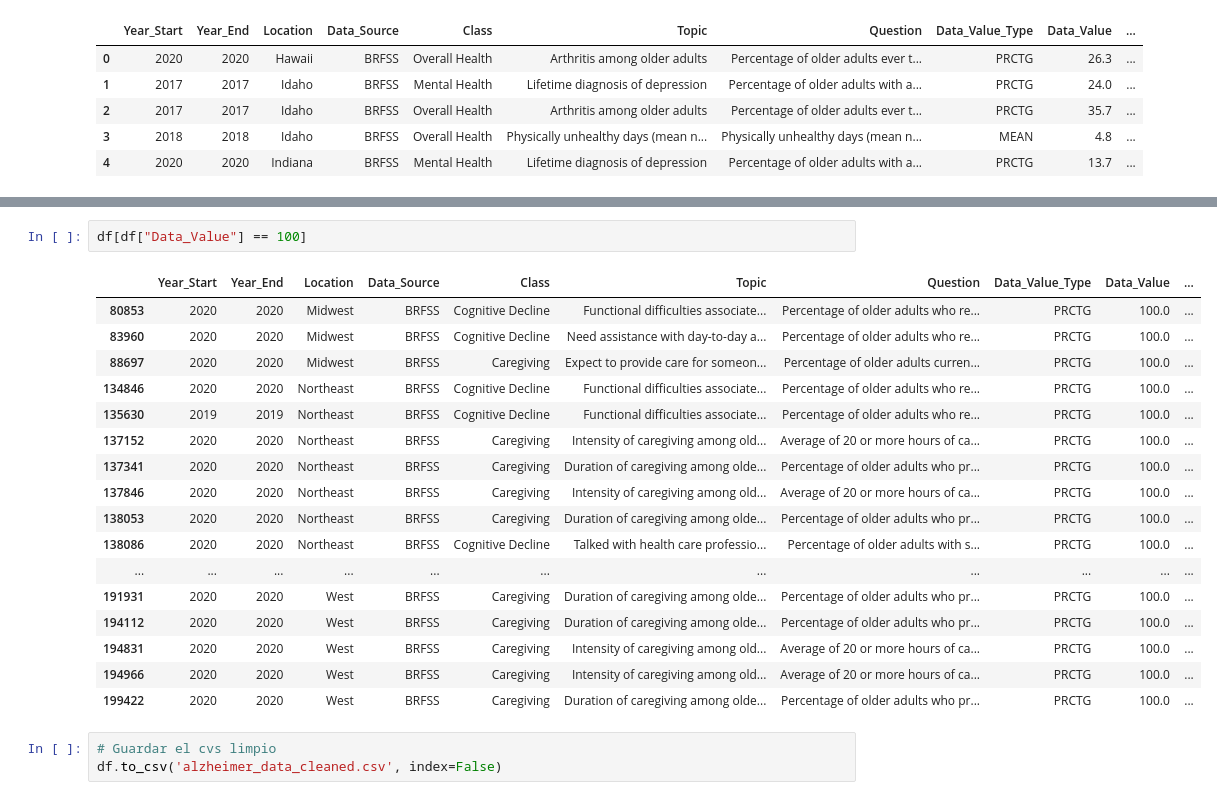
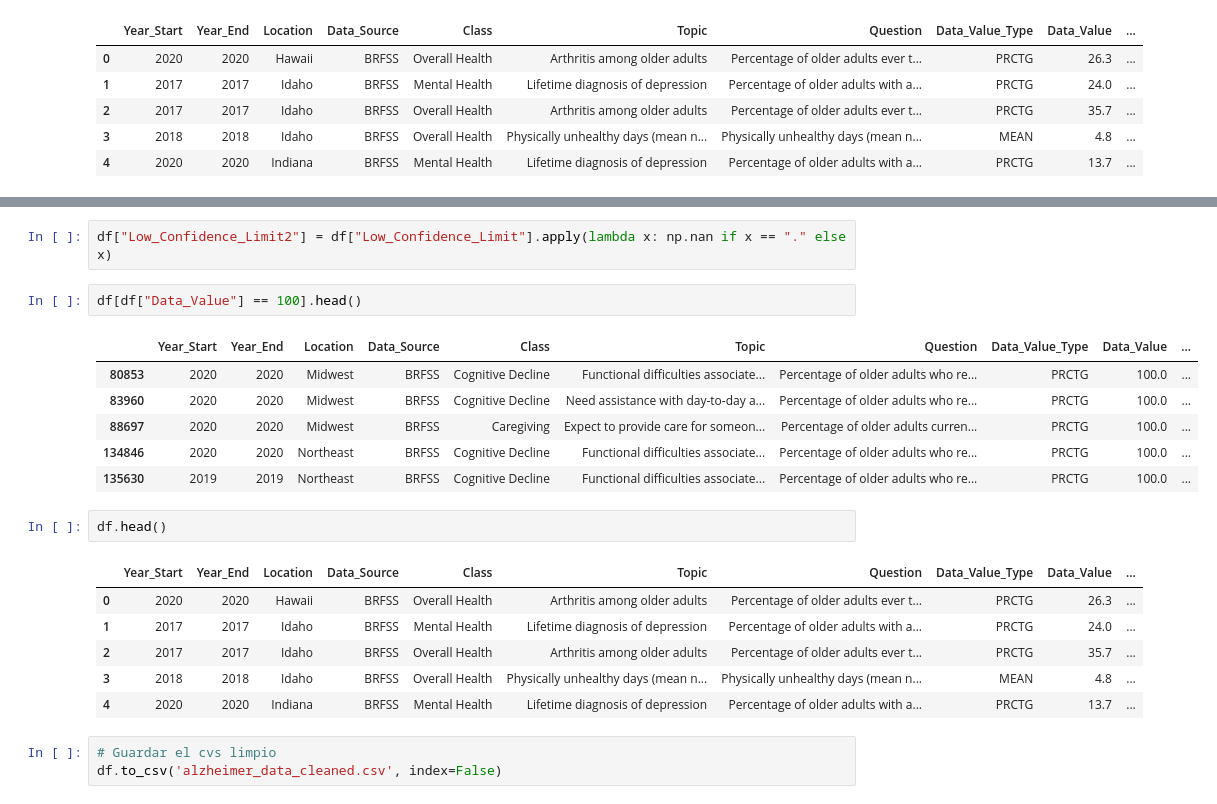
Before and after one commit to saira2911/promoG-modulo4-sprint2-pairprogramming-BEATRIZ_NEREA_SAIRA, a Jupyter notebook: Limpieza copy.ipynb, the cells around one changed output, grey strips where cells are left out. Drawn from its saved outputs; the diff is of its cells as text.

```diff
--- a/Limpieza copy.ipynb
+++ b/Limpieza copy.ipynb
@@ -289,23 +269,23 @@ replace_dot("High_Confidence_Limit")
+# %%
+df["Low_Confidence_Limit2"] = df["Low_Confidence_Limit"].apply(lambda x: np.nan if x == "." else x)
 # %%
-df[df["Data_Value"] == 100]
+df[df["Data_Value"] == 100].head()
 # %% [output]
 |  | Year_Start | Year_End | Location | Data_Source | Class | Topic | Question | Data_Value_Type | Data_Value | ... |
 | 80853 | 2020 | 2020 | Midwest | BRFSS | Cognitive Decline | Functional difficulties associate... | Percentage of older adults who re... | PRCTG | 100.0 | ... |
 | 83960 | 2020 | 2020 | Midwest | BRFSS | Cognitive Decline | Need assistance with day-to-day a... | Percentage of older adults who re... | PRCTG | 100.0 | ... |
 | 88697 | 2020 | 2020 | Midwest | BRFSS | Caregiving | Expect to provide care for someon... | Percentage of older adults curren... | PRCTG | 100.0 | ... |
 | 134846 | 2020 | 2020 | Northeast | BRFSS | Cognitive Decline | Functional difficulties associate... | Percentage of older adults who re... | PRCTG | 100.0 | ... |
 | 135630 | 2019 | 2019 | Northeast | BRFSS | Cognitive Decline | Functional difficulties associate... | Percentage of older adults who re... | PRCTG | 100.0 | ... |
-| 137152 | 2020 | 2020 | Northeast | BRFSS | Caregiving | Intensity of caregiving among old... | Average of 20 or more hours of ca... | PRCTG | 100.0 | ... |
-| 137341 | 2020 | 2020 | Northeast | BRFSS | Caregiving | Duration of caregiving among olde... | Percentage of older adults who pr... | PRCTG | 100.0 | ... |
-| 137846 | 2020 | 2020 | Northeast | BRFSS | Caregiving | Intensity of caregiving among old... | Average of 20 or more hours of ca... | PRCTG | 100.0 | ... |
-| 138053 | 2020 | 2020 | Northeast | BRFSS | Caregiving | Duration of caregiving among olde... | Percentage of older adults who pr... | PRCTG | 100.0 | ... |
-| 138086 | 2020 | 2020 | Northeast | BRFSS | Cognitive Decline | Talked with health care professio... | Percentage of older adults with s... | PRCTG | 100.0 | ... |
-| ... | ... | ... | ... | ... | ... | ... | ... | ... | ... | ... |
-| 191931 | 2020 | 2020 | West | BRFSS | Caregiving | Duration of caregiving among olde... | Percentage of older adults who pr... | PRCTG | 100.0 | ... |
-| 194112 | 2020 | 2020 | West | BRFSS | Caregiving | Duration of caregiving among olde... | Percentage of older adults who pr... | PRCTG | 100.0 | ... |
-| 194831 | 2020 | 2020 | West | BRFSS | Caregiving | Intensity of caregiving among old... | Average of 20 or more hours of ca... | PRCTG | 100.0 | ... |
-| 194966 | 2020 | 2020 | West | BRFSS | Caregiving | Intensity of caregiving among old... | Average of 20 or more hours of ca... | PRCTG | 100.0 | ... |
-| 199422 | 2020 | 2020 | West | BRFSS | Caregiving | Duration of caregiving among olde... | Percentage of older adults who pr... | PRCTG | 100.0 | ... |
+# %%
+df.head()
+# %% [output]
+|  | Year_Start | Year_End | Location | Data_Source | Class | Topic | Question | Data_Value_Type | Data_Value | ... |
+| 0 | 2020 | 2020 | Hawaii | BRFSS | Overall Health | Arthritis among older adults | Percentage of older adults ever t... | PRCTG | 26.3 | ... |
+| 1 | 2017 | 2017 | Idaho | BRFSS | Mental Health | Lifetime diagnosis of depression | Percentage of older adults with a... | PRCTG | 24.0 | ... |
+| 2 | 2017 | 2017 | Idaho | BRFSS | Overall Health | Arthritis among older adults | Percentage of older adults ever t... | PRCTG | 35.7 | ... |
+| 3 | 2018 | 2018 | Idaho | BRFSS | Overall Health | Physically unhealthy days (mean n... | Physically unhealthy days (mean n... | MEAN | 4.8 | ... |
+| 4 | 2020 | 2020 | Indiana | BRFSS | Mental Health | Lifetime diagnosis of depression | Percentage of older adults with a... | PRCTG | 13.7 | ... |
 # %%
 # Guardar el cvs limpio
 df.to_csv('alzheimer_data_cleaned.csv', index=False)
```
Also changed, not shown: parts of 4 cells of this notebook, 1 other file.
